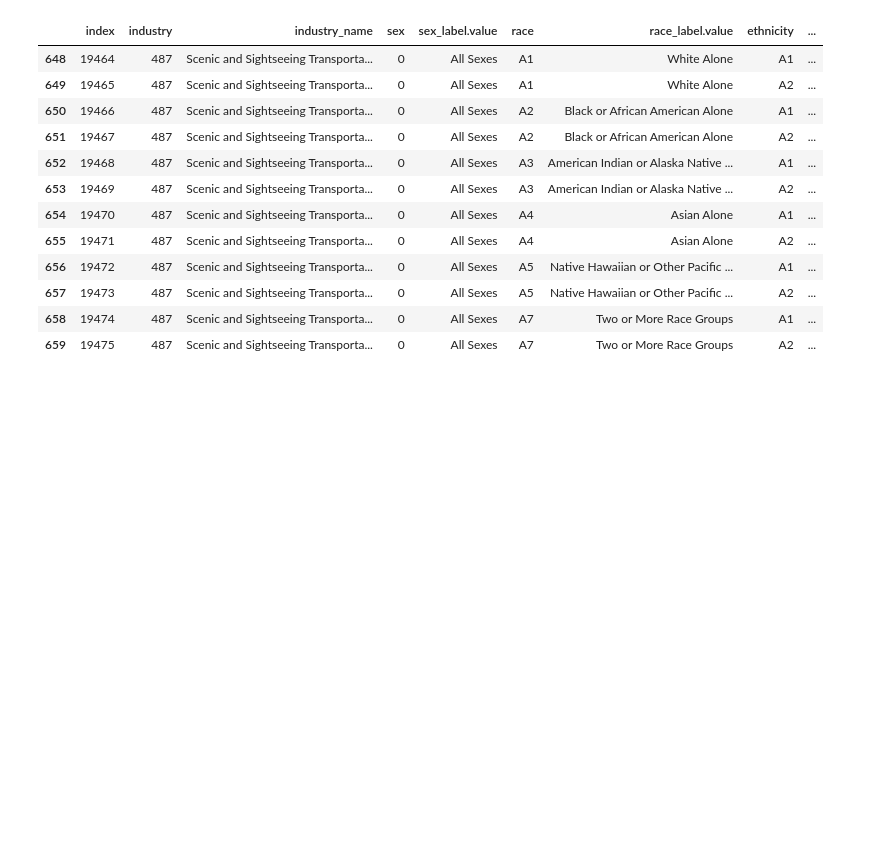
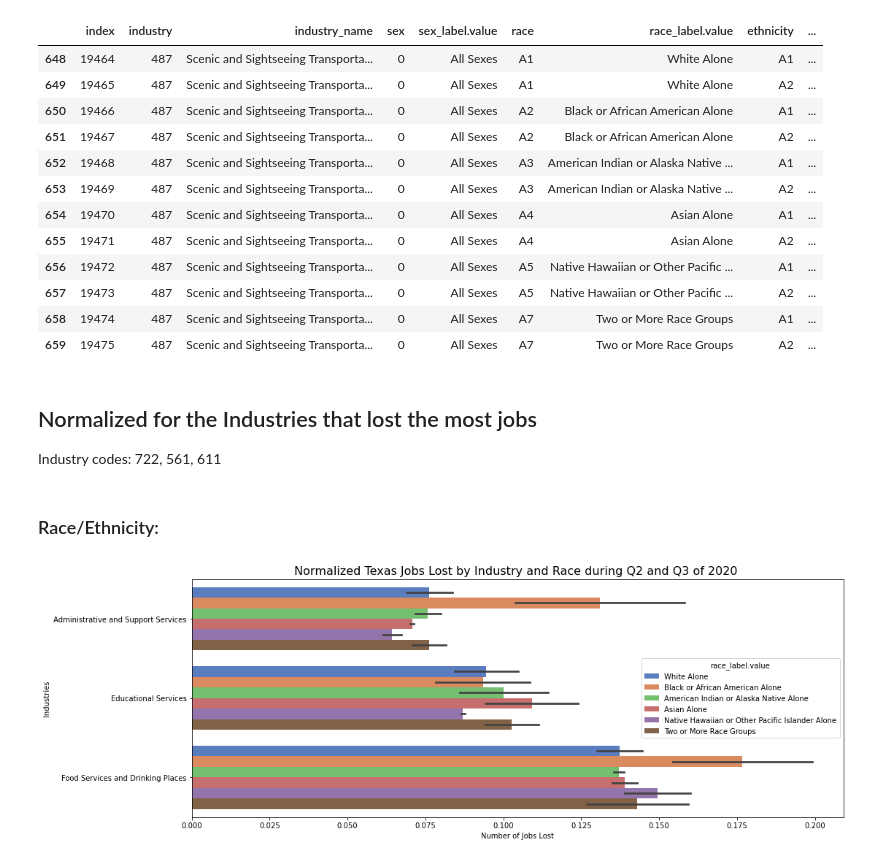
Before and after one commit to capstone-job-market-analysis/job-market-analysis, a Jupyter notebook: jeff_explore.ipynb, the cells around one changed output. Saved outputs shown, nothing was run; the diff lists cells and outputs as text; code cells hidden in the pictures; blank space fills up the shorter version.

```diff
--- a/jeff_explore.ipynb
+++ b/jeff_explore.ipynb
@@ -939,10 +939,10 @@ r2 = r2.reset_index()
 r3 = r3.reset_index()
 
 # Add q3 numbers to the datafram for ease of comparison if needed:
-r1['r3_Emp'] = r3.Emp
+r1['q3_Emp'] = r3.Emp
 
 # Create the difference column of q1 and q3 Emp:
-r1['r1_minus_r3'] = r1.Emp - r3.Emp
+r1['q1_minus_q3'] = r1.Emp - r3.Emp
 # Sum q2 Sep and q3 Sep:
 r1['q2q3_sep_sum'] = r2.Sep + r3.Sep
 
@@ -995,5 +990,5 @@ r_compare.sort_values('r1_minus_r3', ascending=False).head()
 # %%
-r_compare['normalized'] = r_compare.r1_minus_r3 / r_compare.Emp
+r_compare['normalized'] = r_compare.q1_minus_q3 / r_compare.Emp
 # %%
 r_plot = r_compare.sort_values('normalized', ascending=False).head(20)
 r_plot
@@ -1082,3 +1077,27 @@ r_compare[r_compare.industry == 487]
 | 657 | 19473 | 487 | Scenic and Sightseeing Transporta... | 0 | All Sexes | A5 | Native Hawaiian or Other Pacific ... | A2 | ... |
 | 658 | 19474 | 487 | Scenic and Sightseeing Transporta... | 0 | All Sexes | A7 | Two or More Race Groups | A1 | ... |
 | 659 | 19475 | 487 | Scenic and Sightseeing Transporta... | 0 | All Sexes | A7 | Two or More Race Groups | A2 | ... |
+# %% [markdown]
+## Normalized for the Industries that lost the most jobs
+Industry codes: 722, 561, 611
+# %% [markdown]
+### Race/Ethnicity:
+# %%
+# Select only the Industries that lost the most jobs:
+r_top = r_compare[(r_compare.industry == 561) |
+         (r_compare.industry == 611) |
+         (r_compare.industry == 722)]
+r_top_clean = r_top[['industry', 'industry_name', 'race_label.value', 'ethnicity_label.value', 'Emp', 'q3_Emp', 'q1_minus_q3', 'normalized']]
+# %%
+# Plot of the above by race:
+plt.figure(figsize=(16,6))
+sns.barplot(x="normalized", y="industry_name",
+                hue='race_label.value',
+                palette="muted",
+                data=r_top, alpha=1)
+plt.title('Normalized Texas Jobs Lost by Industry and Race during Q2 and Q3 of 2020 ', fontsize=16)
+plt.xlabel('Number of Jobs Lost')
+plt.ylabel('Industries')
+plt.show()
+# %% [output]
+[figure, added]
```
Also changed, not shown: parts of 55 cells of this notebook, 1 other file.
